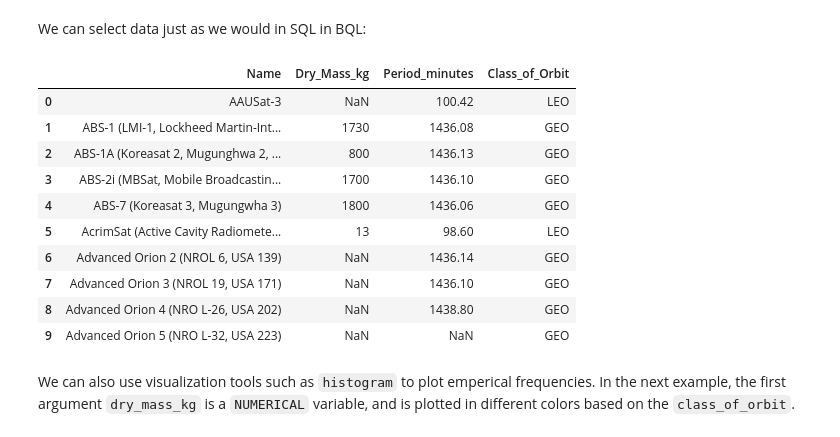
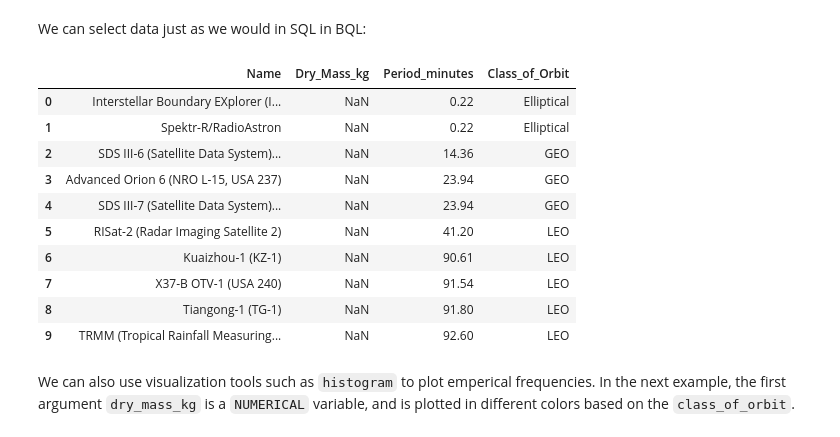
Before and after one commit to probcomp/bayeslite, a Jupyter notebook: examples/Satellites.ipynb, the cells around one changed output. Saved outputs shown, nothing was run; the diff lists cells and outputs as text; code cells hidden in the pictures.

```diff
--- a/examples/Satellites.ipynb
+++ b/examples/Satellites.ipynb
@@ -12,4 +12,4 @@ import sys
 import bayeslite.shell.pretty as pretty
 import shutil
 shutil.copy('satellites.bdb', 'satellites_copy.bdb')
-satellites_bdb = bayeslite.bayesdb_open(pathname='satellites_copy.bdb')
+satellites_bdb = bayeslite.bayesdb_open(pathname='satellites_copy.bdb', builtin_metamodels=False)
@@ -18,3 +23,9 @@ This database contains a BayesDB table named `satellites`.
+# %%
+import bdbcontrib
+def q(query_string):
+    res = satellites_bdb.execute(query_string)
+    if res is not None and res.description is not None:
+        return bdbcontrib.cursor_to_df(res)
 # %% [markdown]
 Now that we have the table, we can list the columns with their statistical types.
 # %%
@@ -49,20 +58,19 @@ do_query(satellites_bdb, 'SELECT COUNT(*) FROM satellites;').as_df()
 # %% [markdown]
 We can select data just as we would in SQL in BQL:
 # %%
-do_query(satellites_bdb,
-        'SELECT name, dry_mass_kg, period_minutes, class_of_orbit FROM satellites LIMIT 10;').as_df()
+q('SELECT name, dry_mass_kg, period_minutes, class_of_orbit FROM satellites ORDER BY period_minutes LIMIT 10;')
 # %% [output]
 |  | Name | Dry_Mass_kg | Period_minutes | Class_of_Orbit |
-| 0 | AAUSat-3 | NaN | 100.42 | LEO |
-| 1 | ABS-1 (LMI-1, Lockheed Martin-Int... | 1730 | 1436.08 | GEO |
-| 2 | ABS-1A (Koreasat 2, Mugunghwa 2, ... | 800 | 1436.13 | GEO |
-| 3 | ABS-2i (MBSat, Mobile Broadcastin... | 1700 | 1436.10 | GEO |
-| 4 | ABS-7 (Koreasat 3, Mugungwha 3) | 1800 | 1436.06 | GEO |
-| 5 | AcrimSat (Active Cavity Radiomete... | 13 | 98.60 | LEO |
-| 6 | Advanced Orion 2 (NROL 6, USA 139) | NaN | 1436.14 | GEO |
-| 7 | Advanced Orion 3 (NROL 19, USA 171) | NaN | 1436.10 | GEO |
-| 8 | Advanced Orion 4 (NRO L-26, USA 202) | NaN | 1438.80 | GEO |
-| 9 | Advanced Orion 5 (NRO L-32, USA 223) | NaN | NaN | GEO |
+| 0 | Interstellar Boundary EXplorer (I... | NaN | 0.22 | Elliptical |
+| 1 | Spektr-R/RadioAstron | NaN | 0.22 | Elliptical |
+| 2 | SDS III-6 (Satellite Data System)... | NaN | 14.36 | GEO |
+| 3 | Advanced Orion 6 (NRO L-15, USA 237) | NaN | 23.94 | GEO |
+| 4 | SDS III-7 (Satellite Data System)... | NaN | 23.94 | GEO |
+| 5 | RISat-2 (Radar Imaging Satellite 2) | NaN | 41.20 | LEO |
+| 6 | Kuaizhou-1 (KZ-1) | NaN | 90.61 | LEO |
+| 7 | X37-B OTV-1 (USA 240) | NaN | 91.54 | LEO |
+| 8 | Tiangong-1 (TG-1) | NaN | 91.80 | LEO |
+| 9 | TRMM (Tropical Rainfall Measuring... | NaN | 92.60 | LEO |
 # %% [markdown]
 We can also use visualization tools such as `histogram` to plot emperical frequencies. In the next example, the first argument `dry_mass_kg` is a `NUMERICAL` variable, and is plotted in different colors based on the `class_of_orbit`.
 # %%
```
Also changed, not shown: parts of 32 cells of this notebook.
